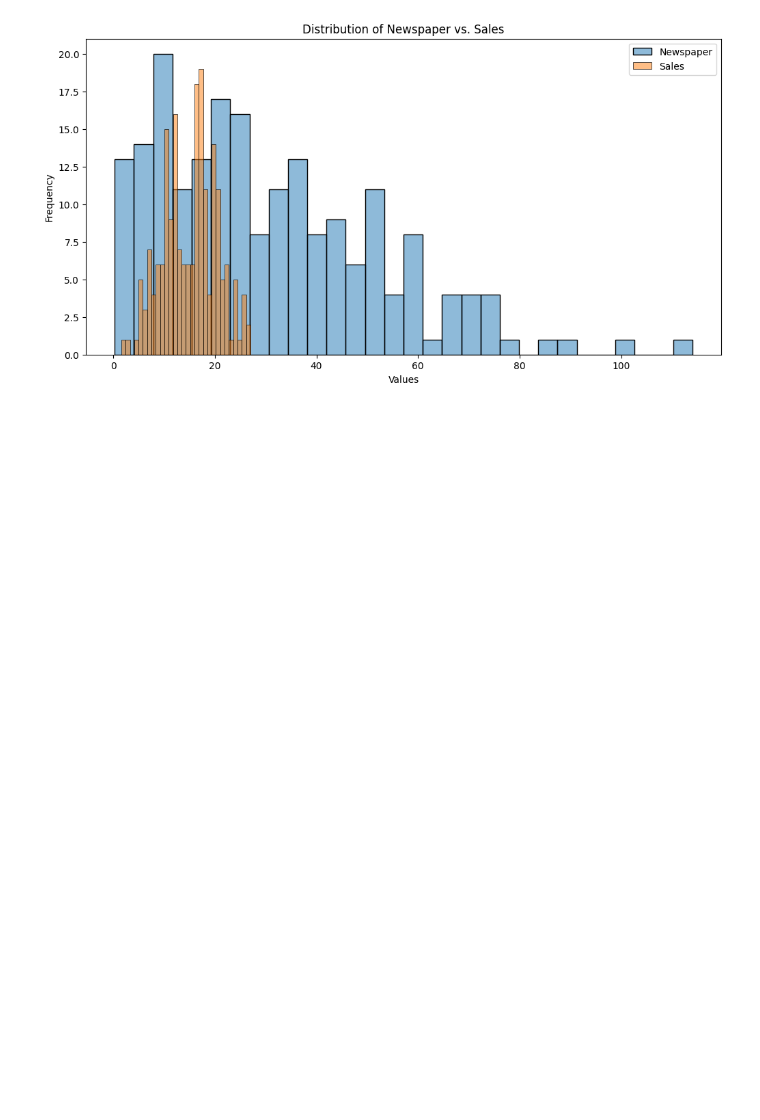
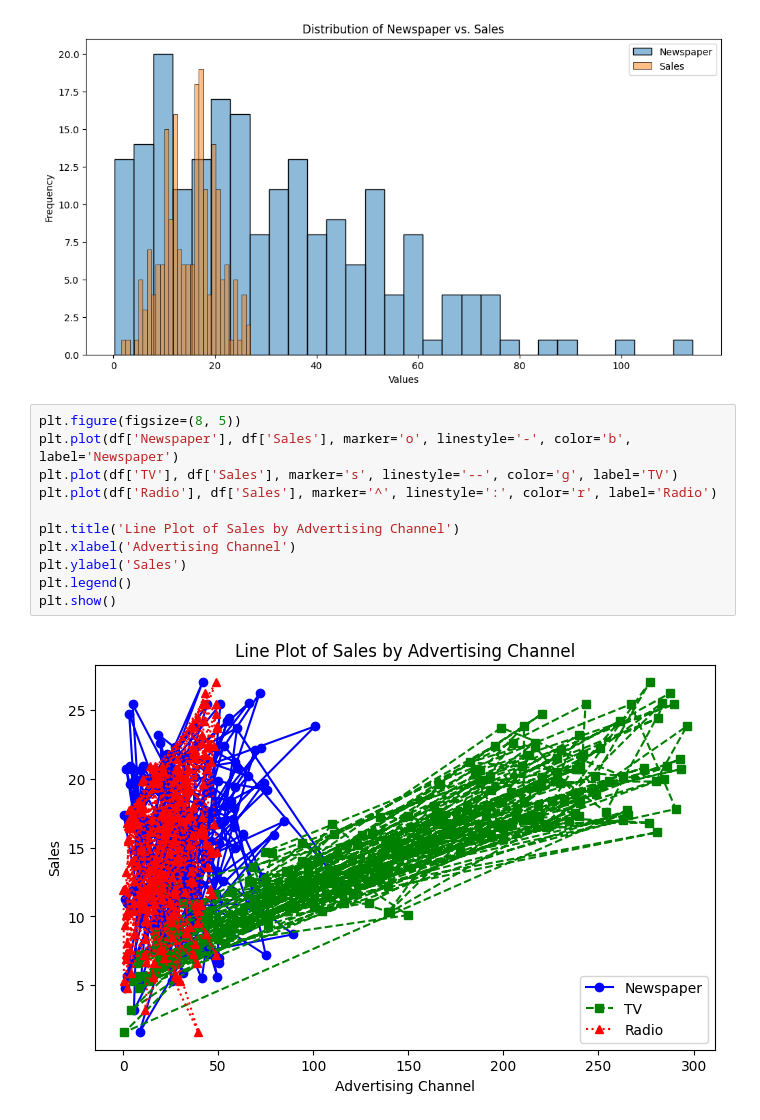
Before and after one commit to Vomkar2024/CODESOFTDS, a Jupyter notebook: TASK4.ipynb, the cells around one changed output. Cells and saved outputs as stored; diff of their text form; blank space fills up the shorter version.

```diff
--- a/TASK4.ipynb
+++ b/TASK4.ipynb
@@ -82,3 +82,16 @@ plt.legend()
 plt.show()
 # %% [output]
 [figure]
+# %%
+plt.figure(figsize=(8, 5))
+plt.plot(df['Newspaper'], df['Sales'], marker='o', linestyle='-', color='b', label='Newspaper')
+plt.plot(df['TV'], df['Sales'], marker='s', linestyle='--', color='g', label='TV')
+plt.plot(df['Radio'], df['Sales'], marker='^', linestyle=':', color='r', label='Radio')
+
+plt.title('Line Plot of Sales by Advertising Channel')
+plt.xlabel('Advertising Channel')
+plt.ylabel('Sales')
+plt.legend()
+plt.show()
+# %% [output]
+[figure, added]
```
Also changed, not shown: parts of 7 cells of this notebook.
